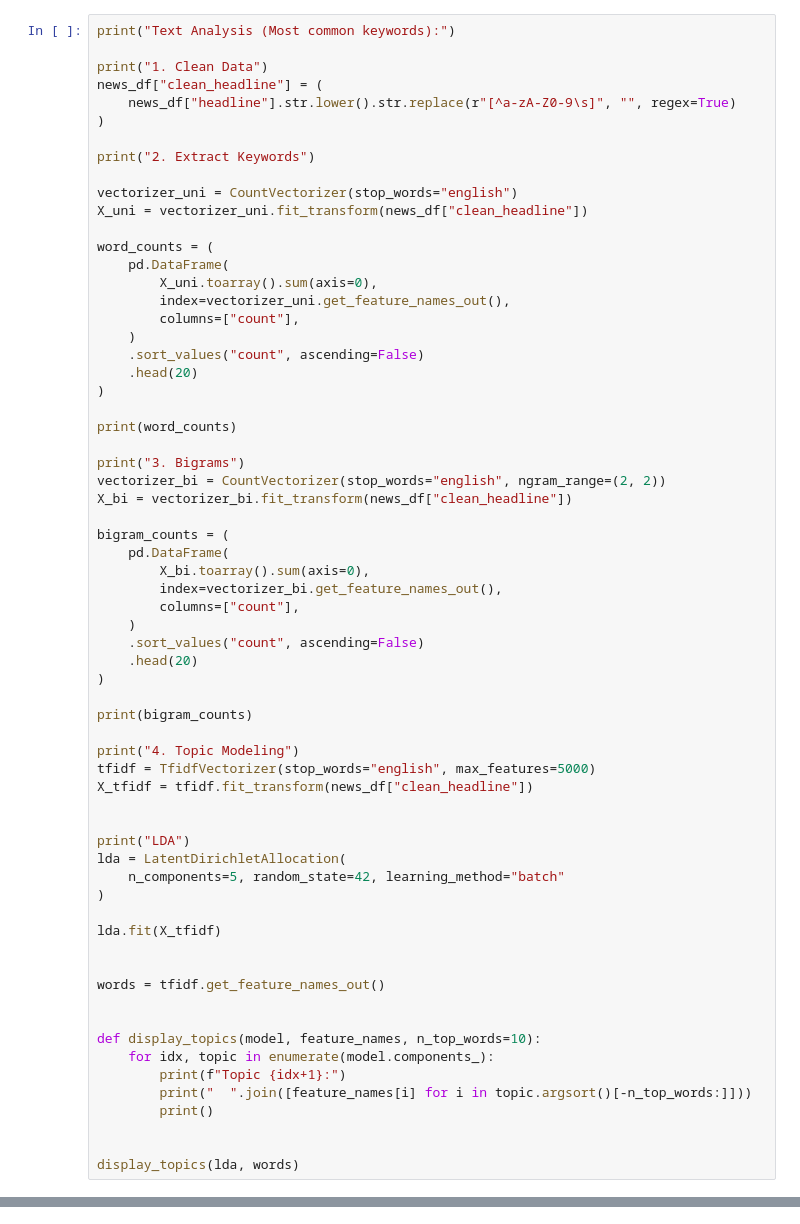
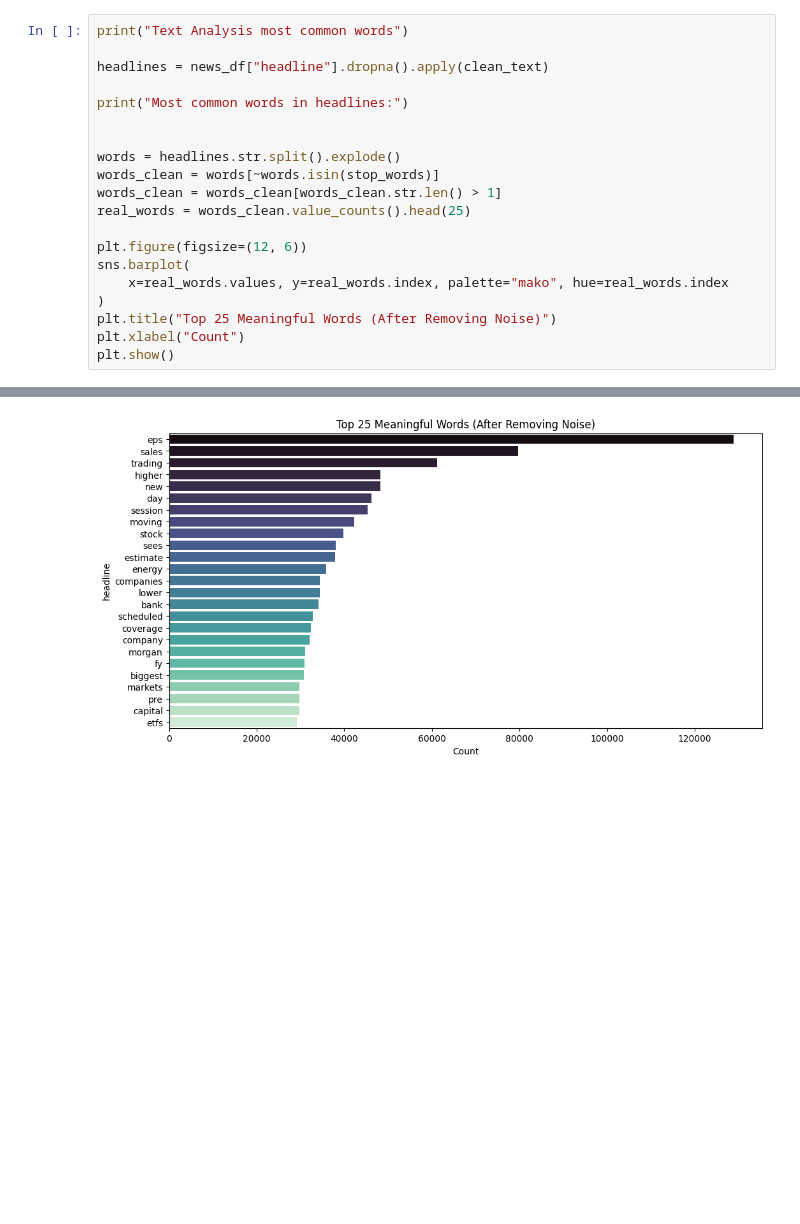
Before and after one commit to Elshaday97/sentiment-analysis-week1, a Jupyter notebook: notebooks/news_eda.ipynb, the cells around one changed output, grey strips where cells are left out. Cells and saved outputs as stored; diff of their text form; blank space fills up the shorter version.

```diff
--- a/notebooks/news_eda.ipynb
+++ b/notebooks/news_eda.ipynb
@@ -111,66 +126,21 @@ Publlication Trends over time
 # %%
-print("Text Analysis (Most common keywords):")
+print("Text Analysis most common words")
 
-print("1. Clean Data")
-news_df["clean_headline"] = (
-    news_df["headline"].str.lower().str.replace(r"[^a-zA-Z0-9\s]", "", regex=True)
-)
+headlines = news_df["headline"].dropna().apply(clean_text)
 
-print("2. Extract Keywords")
-
-vectorizer_uni = CountVectorizer(stop_words="english")
-X_uni = vectorizer_uni.fit_transform(news_df["clean_headline"])
-
-word_counts = (
-    pd.DataFrame(
-        X_uni.toarray().sum(axis=0),
-        index=vectorizer_uni.get_feature_names_out(),
-        columns=["count"],
-    )
-    .sort_values("count", ascending=False)
-    .head(20)
-)
-
-print(word_counts)
-
-print("3. Bigrams")
-vectorizer_bi = CountVectorizer(stop_words="english", ngram_range=(2, 2))
-X_bi = vectorizer_bi.fit_transform(news_df["clean_headline"])
-
-bigram_counts = (
-    pd.DataFrame(
-        X_bi.toarray().sum(axis=0),
-        index=vectorizer_bi.get_feature_names_out(),
-        columns=["count"],
-    )
-    .sort_values("count", ascending=False)
-    .head(20)
-)
-
-print(bigram_counts)
-
-print("4. Topic Modeling")
-tfidf = TfidfVectorizer(stop_words="english", max_features=5000)
-X_tfidf = tfidf.fit_transform(news_df["clean_headline"])
+print("Most common words in headlines:")
 
 
-print("LDA")
-lda = LatentDirichletAllocation(
-    n_components=5, random_state=42, learning_method="batch"
+words = headlines.str.split().explode()
+words_clean = words[~words.isin(stop_words)]
+words_clean = words_clean[words_clean.str.len() > 1]
+real_words = words_clean.value_counts().head(25)
+
+plt.figure(figsize=(12, 6))
+sns.barplot(
+    x=real_words.values, y=real_words.index, palette="mako", hue=real_words.index
 )
-
-lda.fit(X_tfidf)
-
-
-words = tfidf.get_feature_names_out()
-
-
-def display_topics(model, feature_names, n_top_words=10):
-    for idx, topic in enumerate(model.components_):
-        print(f"Topic {idx+1}:")
-        print("  ".join([feature_names[i] for i in topic.argsort()[-n_top_words:]]))
-        print()
-
-
-display_topics(lda, words)
+plt.title("Top 25 Meaningful Words (After Removing Noise)")
+plt.xlabel("Count")
+plt.show()
 # %% [output]
@@ -193,0 +149 @@ trading  price  says  highest  shares  companies  industry  upgrades  downgrades
+[figure, added]
```
Also changed, not shown: parts of 8 cells of this notebook, 1 other file.
